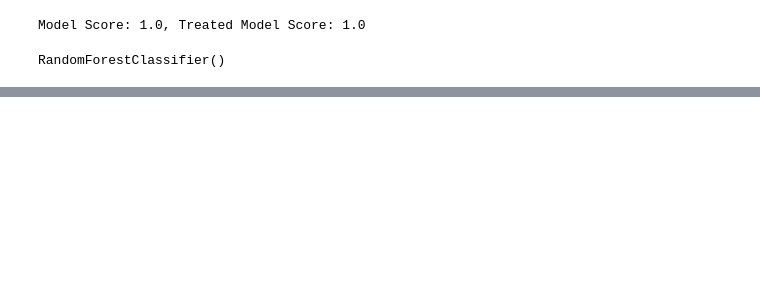
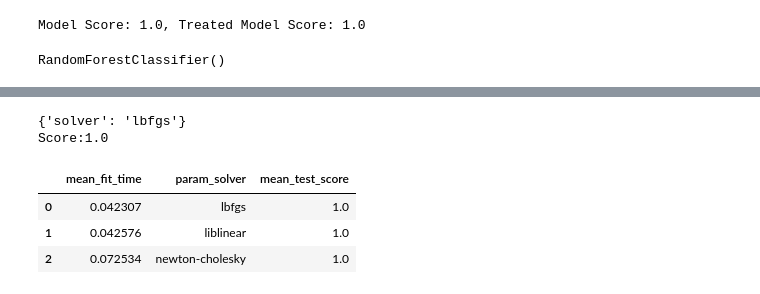
Before and after one commit to pb319/CRO_IIITL_Test, a Jupyter notebook: Final.ipynb, the cells around one changed output, grey strips where cells are left out. Saved outputs shown, nothing was run; the diff lists cells and outputs as text; code cells hidden in the pictures; blank space fills up the shorter version.

```diff
--- a/Final.ipynb
+++ b/Final.ipynb
@@ -173,0 +180,15 @@ gsv = GridSearchCV()
+# %%
+from sklearn.model_selection import GridSearchCV
+gsv = GridSearchCV(estimator=lreg1,param_grid={"solver":['lbfgs', 'liblinear','newton-cholesky']},cv=10)
+gsv.fit(Xt_train,yt_train)
+print(gsv.best_params_)
+print(f"Score:{gsv.best_score_}")
+result = pd.DataFrame(gsv.cv_results_)
+result[["mean_fit_time","param_solver","mean_test_score"]]
+# %% [output]
+{'solver': 'lbfgs'}
+Score:1.0
+|  | mean_fit_time | param_solver | mean_test_score |
+| 0 | 0.042307 | lbfgs | 1.0 |
+| 1 | 0.042576 | liblinear | 1.0 |
+| 2 | 0.072534 | newton-cholesky | 1.0 |
```
Also changed, not shown: parts of 10 cells of this notebook.
